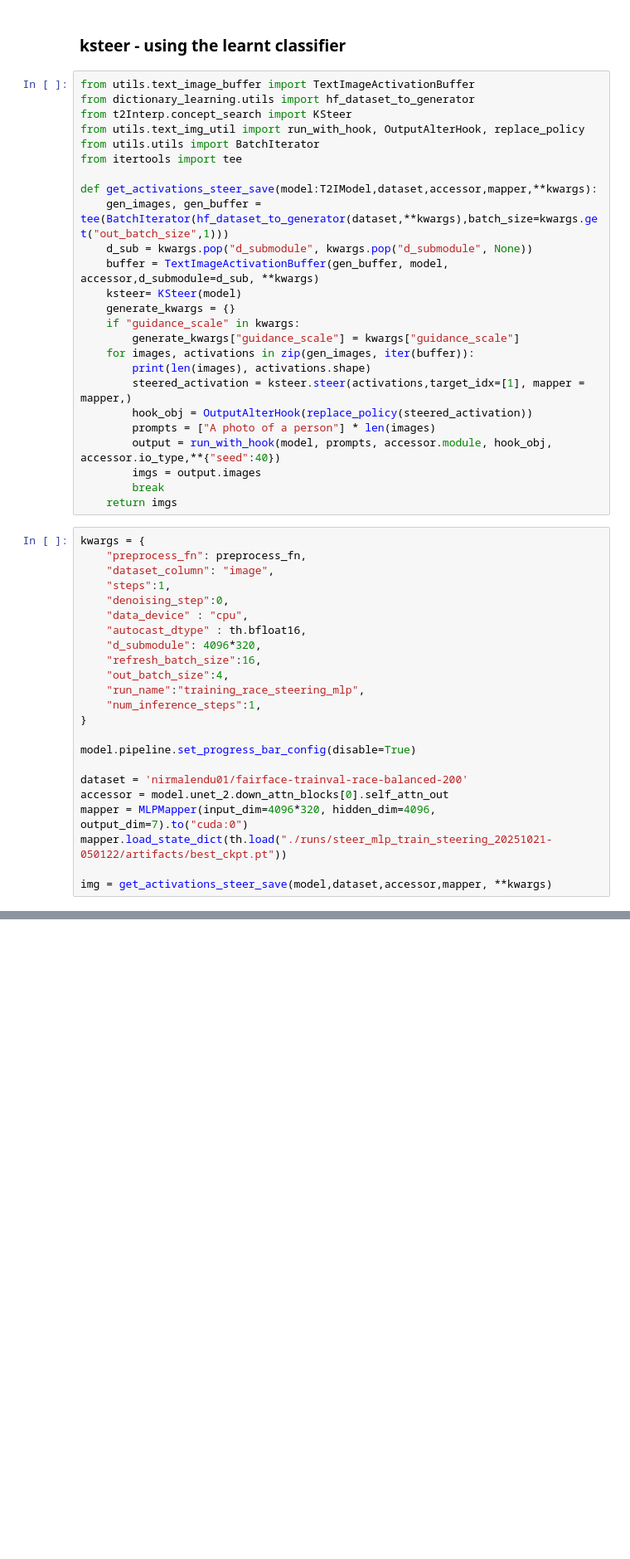
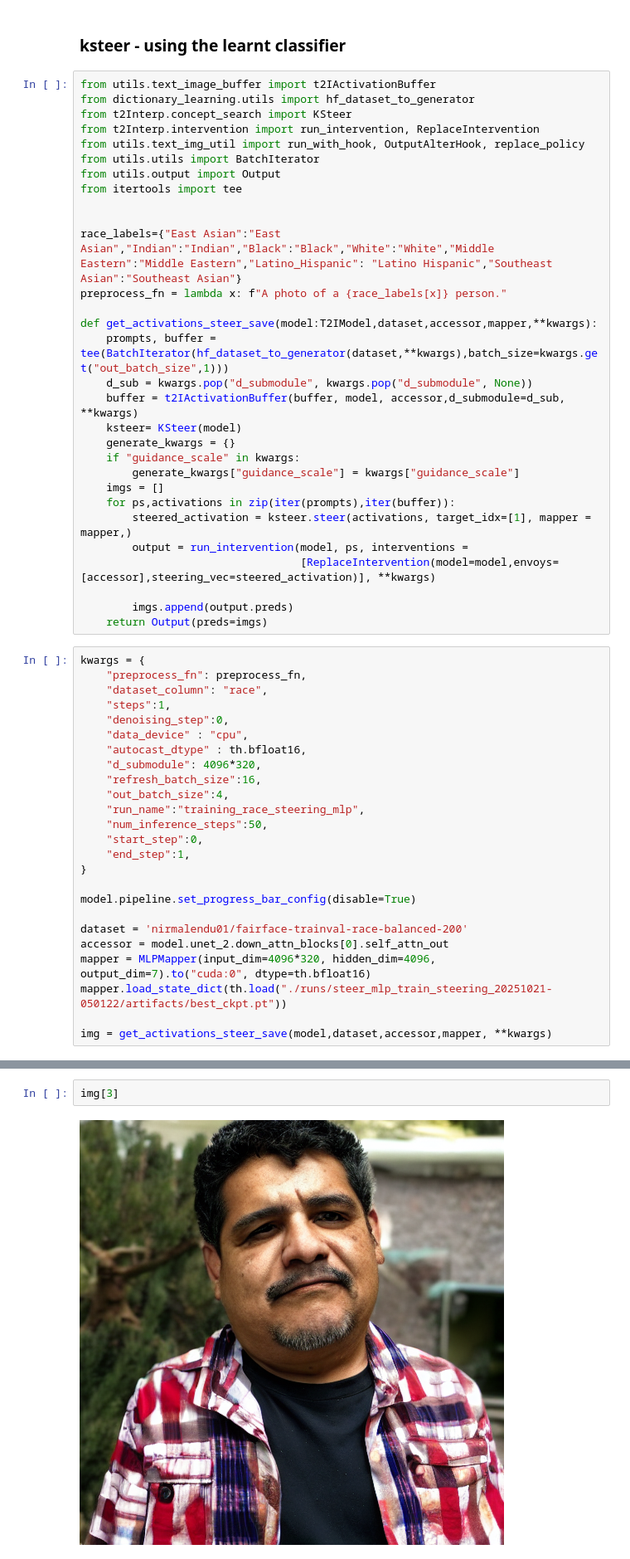
Before and after one commit to Social-AI-Studio/T2I_Interp_toolkit, a Jupyter notebook: notebooks/debiasing.ipynb, the cells around one changed output, grey strips where cells are left out. Shown: that part at 83% size. Saved outputs shown, nothing was run; the diff lists cells and outputs as text; blank space fills up the shorter version.

Commit message:
debias k steer fixes

```diff
--- a/notebooks/debiasing.ipynb
+++ b/notebooks/debiasing.ipynb
@@ -110,34 +110,39 @@ AssertionError: OutputManager requires a run_name argument
 # %% [markdown]
 ### ksteer - using the learnt classifier
 # %%
-from utils.text_image_buffer import TextImageActivationBuffer
+from utils.text_image_buffer import t2IActivationBuffer
 from dictionary_learning.utils import hf_dataset_to_generator
 from t2Interp.concept_search import KSteer
+from t2Interp.intervention import run_intervention, ReplaceIntervention
 from utils.text_img_util import run_with_hook, OutputAlterHook, replace_policy
 from utils.utils import BatchIterator
+from utils.output import Output
 from itertools import tee
 
+
+race_labels={"East Asian":"East Asian","Indian":"Indian","Black":"Black","White":"White","Middle Eastern":"Middle Eastern","Latino_Hispanic": "Latino Hispanic","Southeast Asian":"Southeast Asian"}
+preprocess_fn = lambda x: f"A photo of a {race_labels[x]} person."
+
 def get_activations_steer_save(model:T2IModel,dataset,accessor,mapper,**kwargs):
-    gen_images, gen_buffer = tee(BatchIterator(hf_dataset_to_generator(dataset,**kwargs),batch_size=kwargs.get("out_batch_size",1)))
+    prompts, buffer = tee(BatchIterator(hf_dataset_to_generator(dataset,**kwargs),batch_size=kwargs.get("out_batch_size",1)))
     d_sub = kwargs.pop("d_submodule", kwargs.pop("d_submodule", None))
-    buffer = TextImageActivationBuffer(gen_buffer, model, accessor,d_submodule=d_sub, **kwargs)
+    buffer = t2IActivationBuffer(buffer, model, accessor,d_submodule=d_sub, **kwargs)
     ksteer= KSteer(model)
     generate_kwargs = {}
     if "guidance_scale" in kwargs:
         generate_kwargs["guidance_scale"] = kwargs["guidance_scale"]
-    for images, activations in zip(gen_images, iter(buffer)):
-        print(len(images), activations.shape)
-        steered_activation = ksteer.steer(activations,target_idx=[1], mapper = mapper,)
-        hook_obj = OutputAlterHook(replace_policy(steered_activation))
-        prompts = ["A photo of a person"] * len(images)
-        output = run_with_hook(model, prompts, accessor.module, hook_obj, accessor.io_type,**{"seed":40})
-        imgs = output.images
-        break
-    return imgs
+    imgs = []
+    for ps,activations in zip(iter(prompts),iter(buffer)):
+        steered_activation = ksteer.steer(activations, target_idx=[1], mapper = mapper,)
+        output = run_intervention(model, ps, interventions =
+                                  [ReplaceIntervention(model=model,envoys=[accessor],steering_vec=steered_activation)], **kwargs)
+
+        imgs.append(output.preds)
+    return Output(preds=imgs)
 # %%
 kwargs = {
     "preprocess_fn": preprocess_fn,
-    "dataset_column": "image",
+    "dataset_column": "race",
     "steps":1,
     "denoising_step":0,
     "data_device" : "cpu",
@@ -146,14 +151,16 @@ kwargs = {
     "refresh_batch_size":16,
     "out_batch_size":4,
     "run_name":"training_race_steering_mlp",
-    "num_inference_steps":1,
+    "num_inference_steps":50,
+    "start_step":0,
+    "end_step":1,
 }
 
 model.pipeline.set_progress_bar_config(disable=True)
 
 dataset = 'nirmalendu01/fairface-trainval-race-balanced-200'
 accessor = model.unet_2.down_attn_blocks[0].self_attn_out
-mapper = MLPMapper(input_dim=4096*320, hidden_dim=4096, output_dim=7).to("cuda:0")
+mapper = MLPMapper(input_dim=4096*320, hidden_dim=4096, output_dim=7).to("cuda:0", dtype=th.bfloat16)
 mapper.load_state_dict(th.load("./runs/steer_mlp_train_steering_20251021-050122/artifacts/best_ckpt.pt"))
 
 img = get_activations_steer_save(model,dataset,accessor,mapper, **kwargs)
@@ -166,0 +171,4 @@ img[-1]
+# %%
+img[3]
+# %% [output]
+[figure, added]
```
Also changed, not shown: parts of 3 cells of this notebook, 6 other files.
